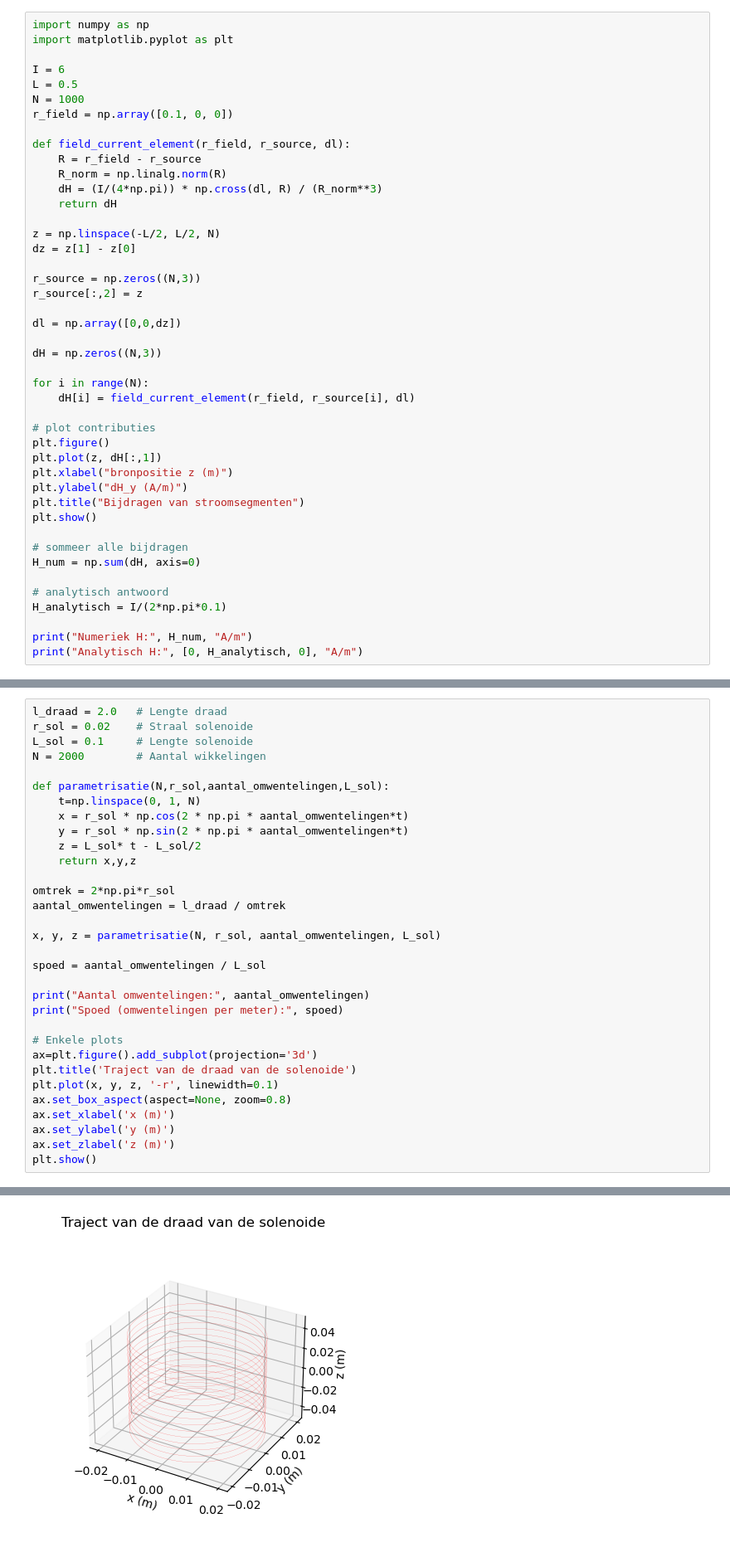
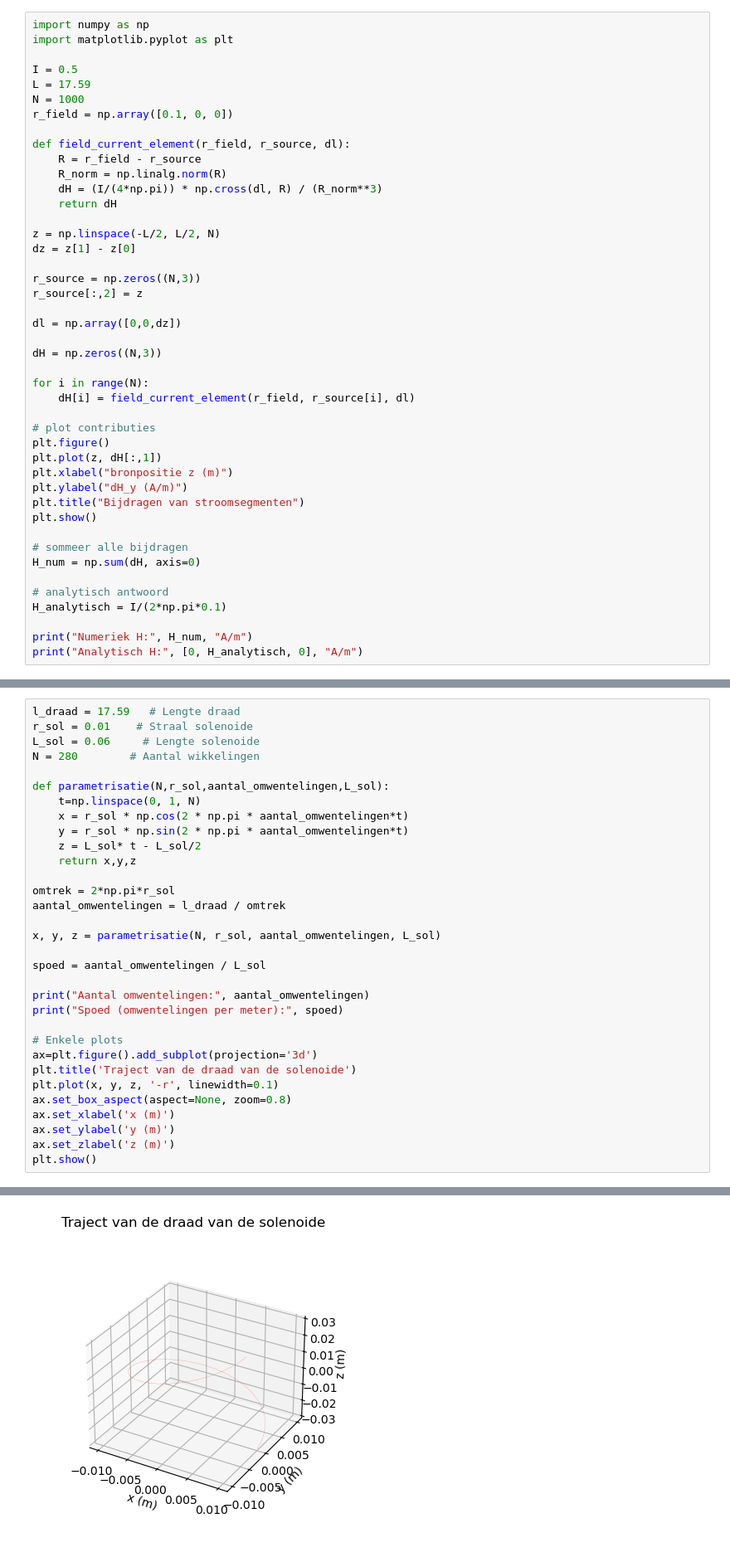
Before and after one commit to AragonMvD/opdrachten-DEF-Day, a Jupyter notebook: 2KrachtactuatorOpdracht/2KrachtactuatorOpdracht/KrachtactuatorOpdracht.ipynb, the cells around one changed output, grey strips where cells are left out. Shown at 83% size. Drawn from its saved outputs; the diff is of its cells as text.

```diff
--- a/2KrachtactuatorOpdracht/2KrachtactuatorOpdracht/KrachtactuatorOpdracht.ipynb
+++ b/2KrachtactuatorOpdracht/2KrachtactuatorOpdracht/KrachtactuatorOpdracht.ipynb
@@ -398,8 +398,8 @@ Deze opdracht kan ook gemaakt worden met het gebruik van for loops, De akauze vo
 import numpy as np
 import matplotlib.pyplot as plt
 
-I = 6
-L = 0.5
+I = 0.5
+L = 17.59
 N = 1000
 r_field = np.array([0.1, 0, 0])
 
@@ -462,10 +462,10 @@ a. Bereken het aantal omwentelingen van je draad, hierbij mag je aannemen dat de
 b. Bereken de $x$, $y$ en $z$ coordinaten.\
 c. Bereken de spoed, in eenheden van aantal omwentelingen per meter, en print dit.
 # %%
-l_draad = 2.0   # Lengte draad
-r_sol = 0.02    # Straal solenoide
-L_sol = 0.1     # Lengte solenoide
-N = 2000        # Aantal wikkelingen
+l_draad = 17.59   # Lengte draad
+r_sol = 0.01    # Straal solenoide
+L_sol = 0.06     # Lengte solenoide
+N = 280        # Aantal wikkelingen
 
 def parametrisatie(N,r_sol,aantal_omwentelingen,L_sol):
     t=np.linspace(0, 1, N)
@@ -499,4 +499,4 @@ Spoed (omwentelingen per meter): 159.15494309189532
-[figure, old version]
+[figure, new version]
 # %% [markdown]
 Het veld in een oneindig lange solenoide wordt gegeven door $\mathbf{H} = n I \hat{\mathbf{z}}$, met $n$ de spoed van de draad, en $I$ de stroom.
 
```
Also changed, not shown: parts of 10 cells of this notebook.
